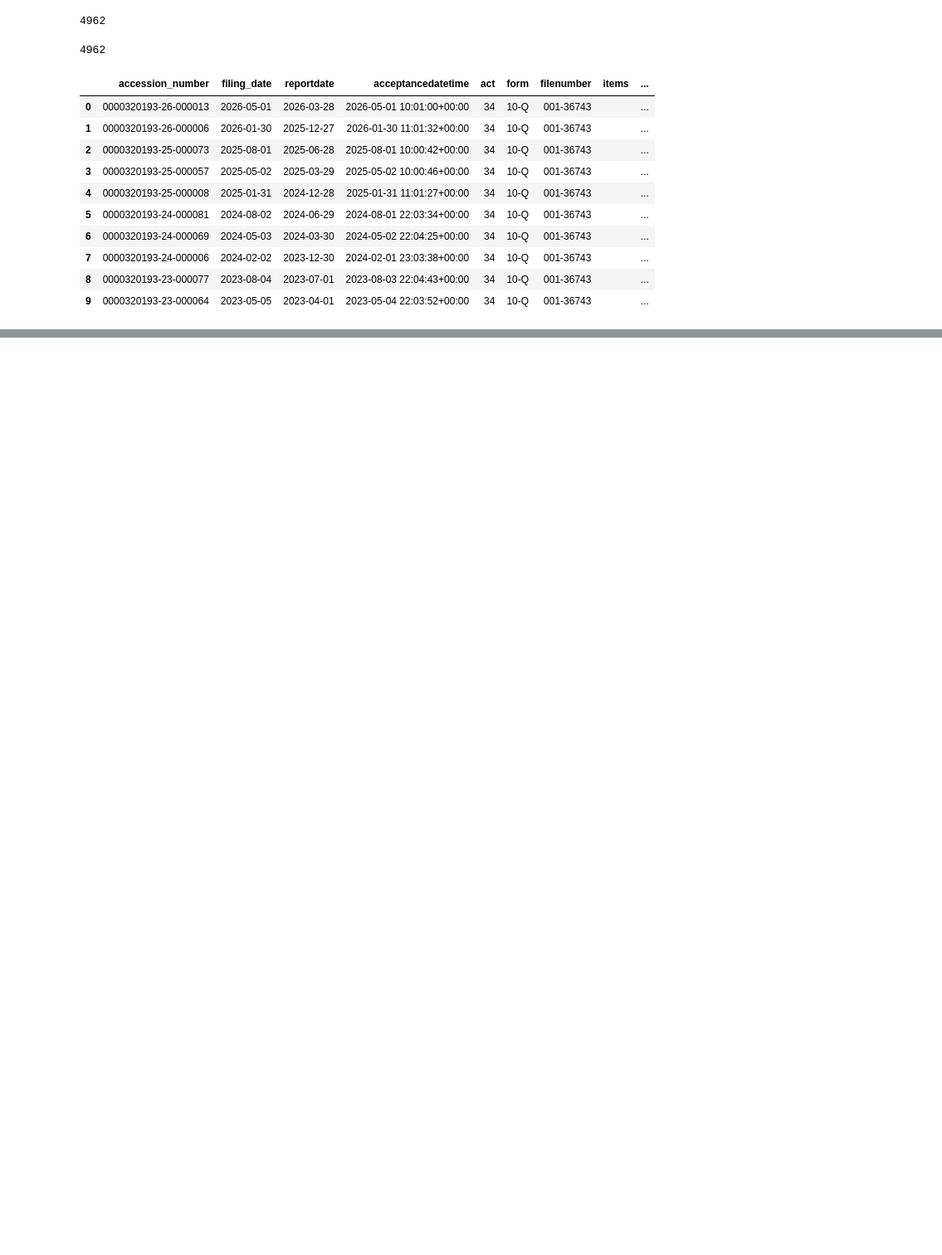
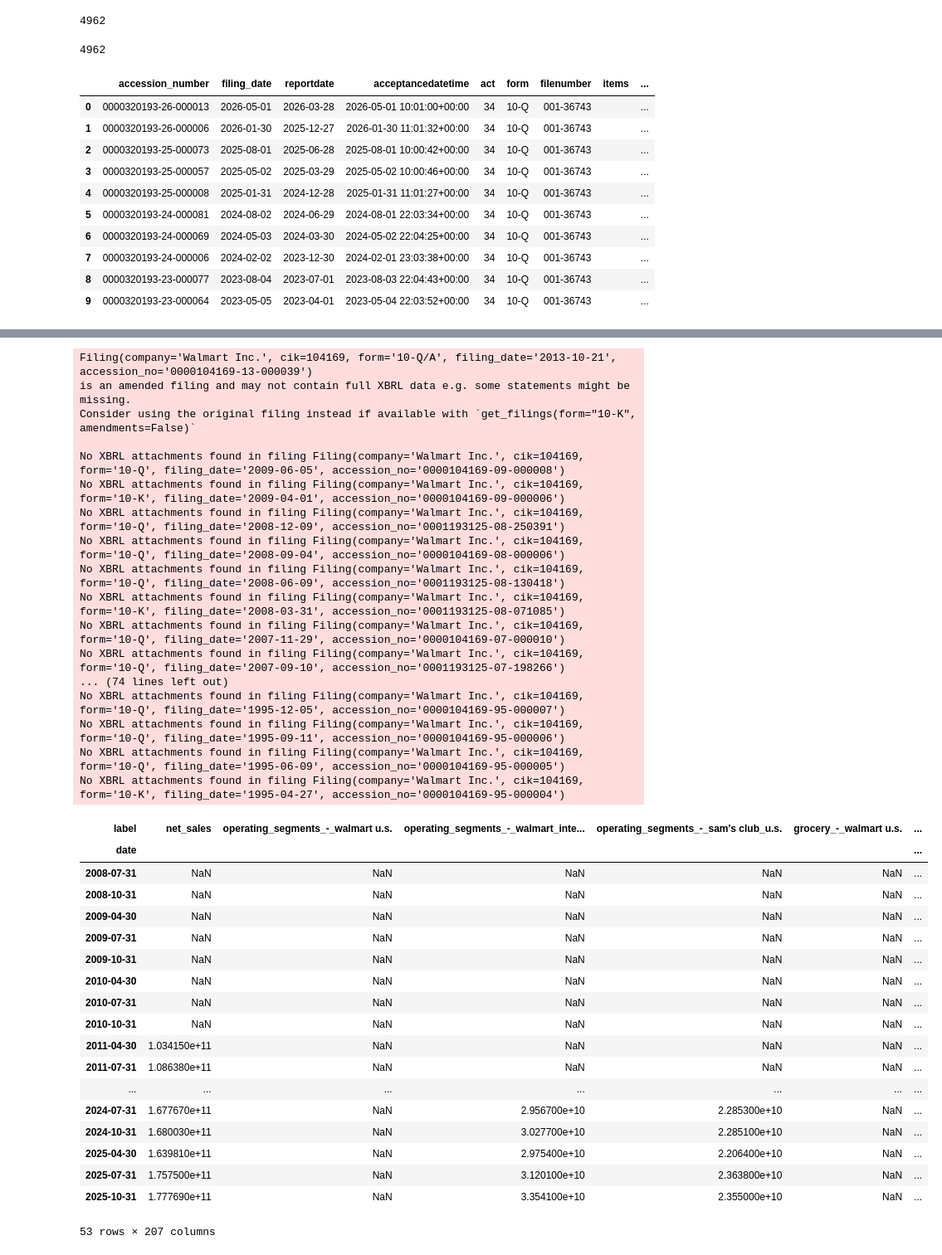
Before and after one commit to jasonrdz/economic-outlook, a Jupyter notebook: sec_data/SEC_Data.ipynb, the cells around one changed output, grey strips where cells are left out. Shown at 83% size. Saved outputs shown, nothing was run; the diff lists cells and outputs as text; code cells hidden in the pictures; blank space fills up the shorter version.

```diff
--- a/sec_data/SEC_Data.ipynb
+++ b/sec_data/SEC_Data.ipynb
@@ -144,6 +144,7 @@ def fetching_reportings(ticker):
             print(f"Failed processing {filing.company} ({filing.filing_date}): {e}")
 
     df_final = pd.concat(all_dfs)
+    df_final['ticker'] = ticker
     df_final = df_final.loc[:, ~df_final.columns.duplicated(keep='first')]
     df_final = df_final[~df_final.index.duplicated(keep='first')]
     df_final = df_final.sort_index()
@@ -151,6 +152,28 @@ def fetching_reportings(ticker):
     df_final.columns = df_final.columns.str.lower().str.replace(' ', '_')
     return df_final
 
-data = fetching_reportings('AAPL')
+def calculating_margins(data):
+    df_margins = None
 
-print(data)
+    try:
+        margins = ['net_sales', 'gross_margin', 'net_income']
+
+        if set(margins).issubset(data.columns):
+
+            df_margins = data[margins].copy()
+
+            df_margins['gross_margin_rate'] = (df_margins['gross_margin'] / df_margins['net_sales']) * 100
+            df_margins['net_margin_rate'] = (df_margins['net_income'] / df_margins['net_sales']) * 100
+
+            df_margins.dropna(axis=0, inplace=True)
+
+            df_margins['bps_difference'] = (df_margins['gross_margin_rate'] - df_margins['net_margin_rate'])
+            df_margins['dollar_difference'] = df_margins['gross_margin'] - df_margins['net_income']
+        else:
+            print("Yikes. One or more required columns are missing from the DataFrame.")
+
+    # Catching generic Exceptions ensures you see math/key errors, not just NameErrors
+    except Exception as e:
+        print(f"Error during calculation: {e}")
+
+    return df_margins
@@ -192 +180,40 @@ date
+# %%
+fetching_reportings('WMT')
+# %% [output]
+Filing(company='Walmart Inc.', cik=104169, form='10-Q/A', filing_date='2013-10-21', accession_no='0000104169-13-000039')
+is an amended filing and may not contain full XBRL data e.g. some statements might be missing.
+Consider using the original filing instead if available with `get_filings(form="10-K", amendments=False)`
+
+No XBRL attachments found in filing Filing(company='Walmart Inc.', cik=104169, form='10-Q', filing_date='2009-06-05', accession_no='0000104169-09-000008')
+No XBRL attachments found in filing Filing(company='Walmart Inc.', cik=104169, form='10-K', filing_date='2009-04-01', accession_no='0000104169-09-000006')
+No XBRL attachments found in filing Filing(company='Walmart Inc.', cik=104169, form='10-Q', filing_date='2008-12-09', accession_no='0001193125-08-250391')
+No XBRL attachments found in filing Filing(company='Walmart Inc.', cik=104169, form='10-Q', filing_date='2008-09-04', accession_no='0000104169-08-000006')
+No XBRL attachments found in filing Filing(company='Walmart Inc.', cik=104169, form='10-Q', filing_date='2008-06-09', accession_no='0001193125-08-130418')
+No XBRL attachments found in filing Filing(company='Walmart Inc.', cik=104169, form='10-K', filing_date='2008-03-31', accession_no='0001193125-08-071085')
+No XBRL attachments found in filing Filing(company='Walmart Inc.', cik=104169, form='10-Q', filing_date='2007-11-29', accession_no='0000104169-07-000010')
+No XBRL attachments found in filing Filing(company='Walmart Inc.', cik=104169, form='10-Q', filing_date='2007-09-10', accession_no='0001193125-07-198266')
+... (74 lines left out)
+No XBRL attachments found in filing Filing(company='Walmart Inc.', cik=104169, form='10-Q', filing_date='1995-12-05', accession_no='0000104169-95-000007')
+No XBRL attachments found in filing Filing(company='Walmart Inc.', cik=104169, form='10-Q', filing_date='1995-09-11', accession_no='0000104169-95-000006')
+No XBRL attachments found in filing Filing(company='Walmart Inc.', cik=104169, form='10-Q', filing_date='1995-06-09', accession_no='0000104169-95-000005')
+No XBRL attachments found in filing Filing(company='Walmart Inc.', cik=104169, form='10-K', filing_date='1995-04-27', accession_no='0000104169-95-000004')
+| label | net_sales | operating_segments_-_walmart u.s. | operating_segments_-_walmart_inte... | operating_segments_-_sam's club_u.s. | grocery_-_walmart u.s. | ... |
+| date |  |  |  |  |  | ... |
+| 2008-07-31 | NaN | NaN | NaN | NaN | NaN | ... |
+| 2008-10-31 | NaN | NaN | NaN | NaN | NaN | ... |
+| 2009-04-30 | NaN | NaN | NaN | NaN | NaN | ... |
+| 2009-07-31 | NaN | NaN | NaN | NaN | NaN | ... |
+| 2009-10-31 | NaN | NaN | NaN | NaN | NaN | ... |
+| 2010-04-30 | NaN | NaN | NaN | NaN | NaN | ... |
+| 2010-07-31 | NaN | NaN | NaN | NaN | NaN | ... |
+| 2010-10-31 | NaN | NaN | NaN | NaN | NaN | ... |
+| 2011-04-30 | 1.034150e+11 | NaN | NaN | NaN | NaN | ... |
+| 2011-07-31 | 1.086380e+11 | NaN | NaN | NaN | NaN | ... |
+| ... | ... | ... | ... | ... | ... | ... |
+| 2024-07-31 | 1.677670e+11 | NaN | 2.956700e+10 | 2.285300e+10 | NaN | ... |
+| 2024-10-31 | 1.680030e+11 | NaN | 3.027700e+10 | 2.285100e+10 | NaN | ... |
+| 2025-04-30 | 1.639810e+11 | NaN | 2.975400e+10 | 2.206400e+10 | NaN | ... |
+| 2025-07-31 | 1.757500e+11 | NaN | 3.120100e+10 | 2.363800e+10 | NaN | ... |
+| 2025-10-31 | 1.777690e+11 | NaN | 3.354100e+10 | 2.355000e+10 | NaN | ... |
+53 rows × 207 columns
 # %%
```
Also changed, not shown: parts of 4 cells of this notebook.
